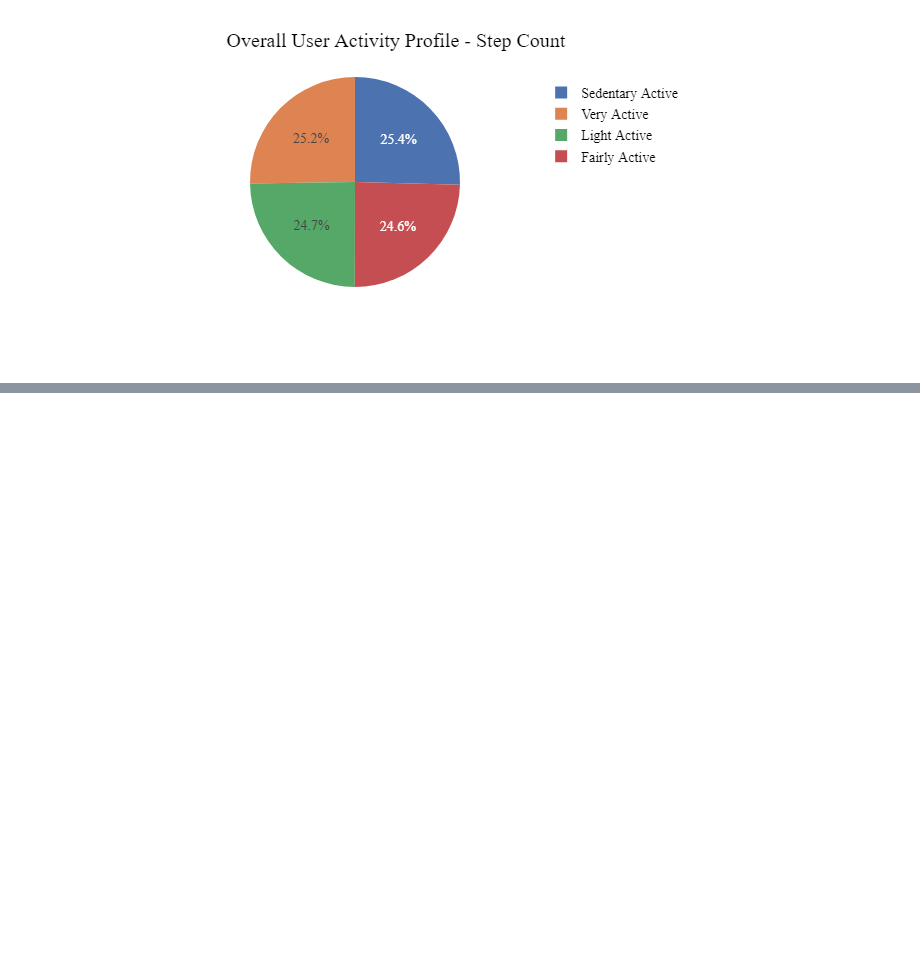
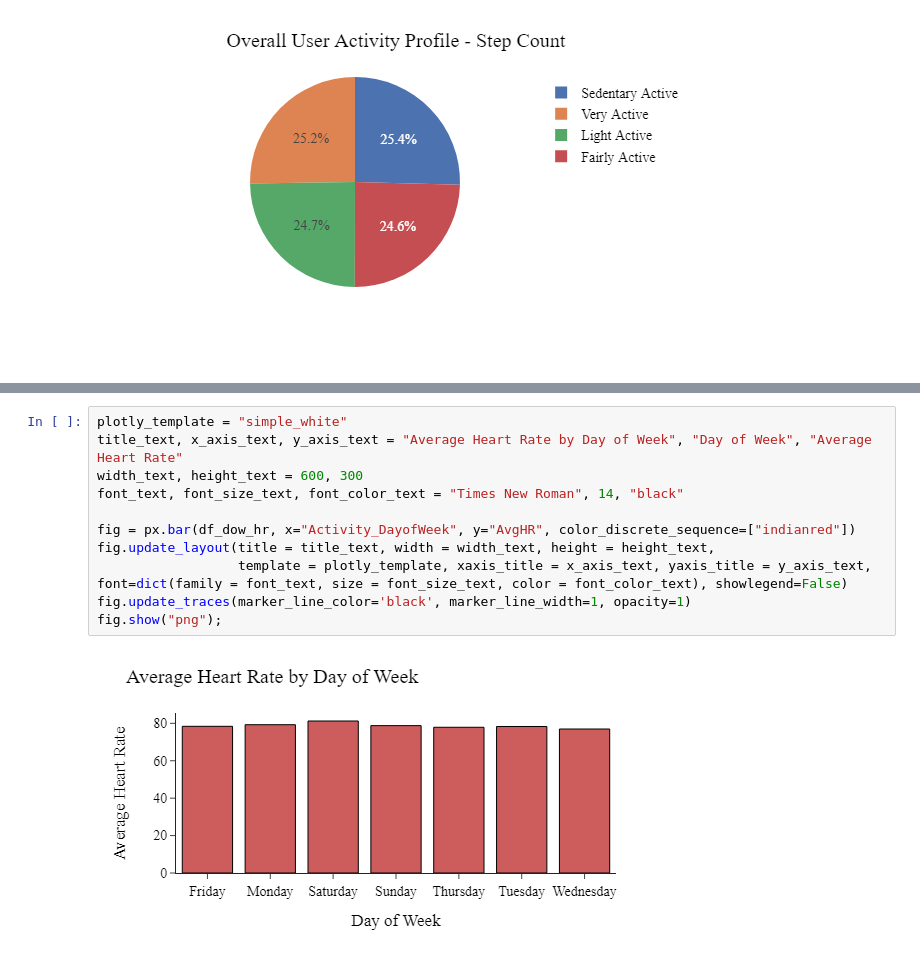
Before and after one commit to abagla18/GDAC_Capstone_Project, a Jupyter notebook: 1_analysis_nb.ipynb, the cells around one changed output, grey strips where cells are left out. Saved outputs shown, nothing was run; the diff lists cells and outputs as text; blank space fills up the shorter version.

```diff
--- a/1_analysis_nb.ipynb
+++ b/1_analysis_nb.ipynb
@@ -208,0 +292,13 @@ fig.show("png");
+# %%
+plotly_template = "simple_white"
+title_text, x_axis_text, y_axis_text = "Average Heart Rate by Day of Week", "Day of Week", "Average Heart Rate"
+width_text, height_text = 600, 300
+font_text, font_size_text, font_color_text = "Times New Roman", 14, "black"
+
+fig = px.bar(df_dow_hr, x="Activity_DayofWeek", y="AvgHR", color_discrete_sequence=["indianred"])
+fig.update_layout(title = title_text, width = width_text, height = height_text,
+                  template = plotly_template, xaxis_title = x_axis_text, yaxis_title = y_axis_text, font=dict(family = font_text, size = font_size_text, color = font_color_text), showlegend=False)
+fig.update_traces(marker_line_color='black', marker_line_width=1, opacity=1)
+fig.show("png");
+# %% [output]
+[figure, added]
```
Also changed, not shown: parts of 11 cells of this notebook.
